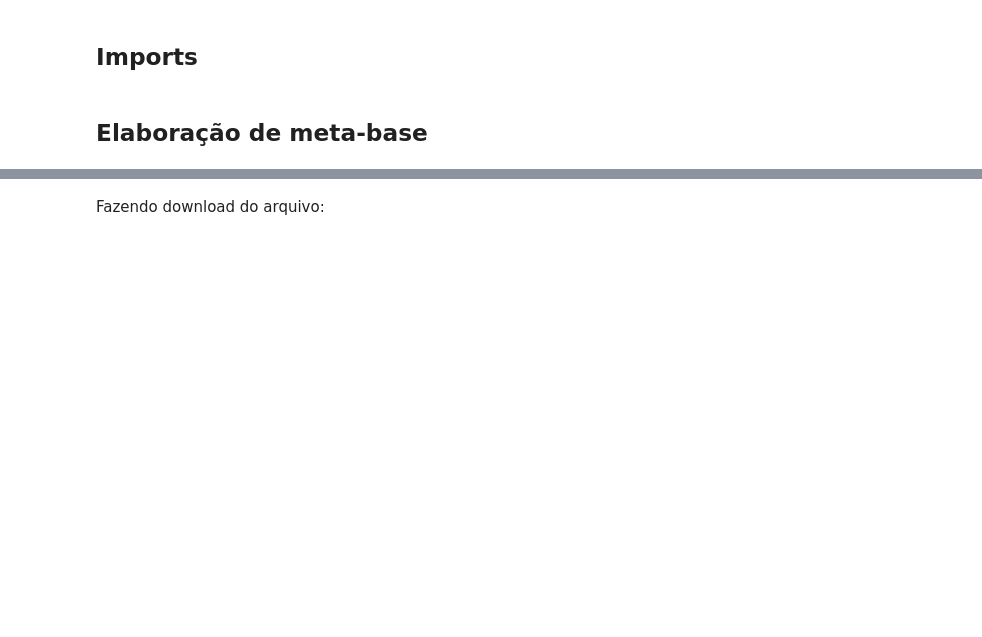
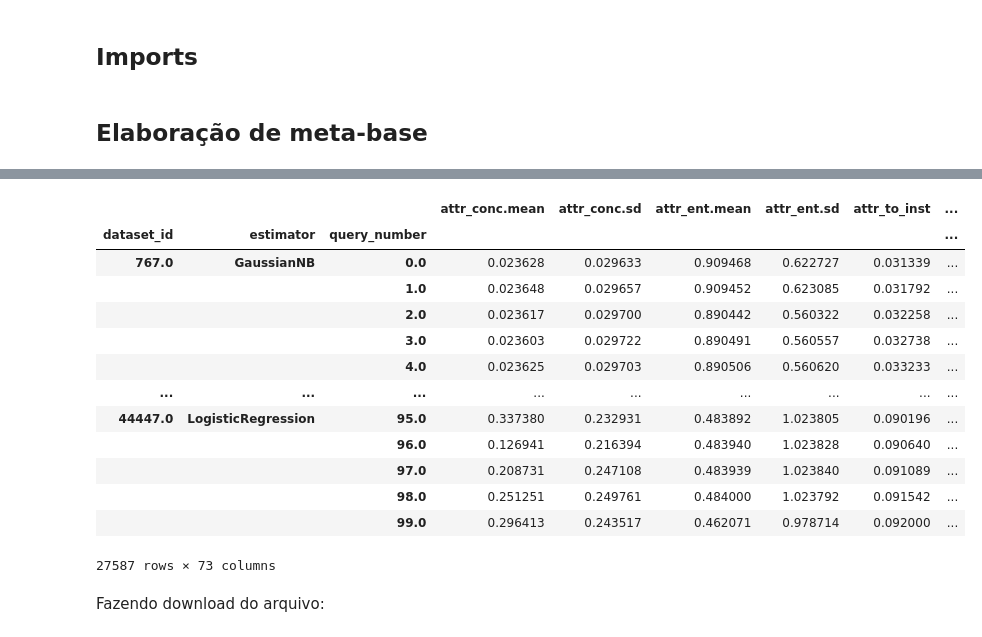
Before and after one commit to gscnogueira/meta-active-learning, a Jupyter notebook: notebooks/experiments/meta_strategy.ipynb, the cells around one changed output, grey strips where cells are left out. Drawn from its saved outputs; the diff is of its cells as text; code cells hidden in the pictures; blank space fills up the shorter version.

Commit message:
🚧 Ajuste de notebook a nova metabase

```diff
--- a/notebooks/experiments/meta_strategy.ipynb
+++ b/notebooks/experiments/meta_strategy.ipynb
@@ -10,4 +10,4 @@ import numpy as np
 # %% [markdown]
 ## Elaboração de meta-base
 # %%
-DATA_DIR = '../../metabase/'
+DATA_DIR = '../../scripts/metabase/'
@@ -43,5 +13,0 @@ Juntando dataframes:
-# %%
-columns = ['estimator', 'query-strategy'] + metrics + meta_features
-df = pd.concat(df_list, keys=csv_files)
-df = df[columns]
-df.index.names=['dataset', 'index']
@@ -50,5 +13,0 @@ Adicionando a informação referente à query:
-# %%
-def add_query_index(x):
-    x['query_index']=range(len(x))
-    return x
-df = df.groupby(['dataset','estimator', 'query-strategy'], group_keys=False).apply(add_query_index)
@@ -77,3 +14,33 @@ meta_base
+# %%
+import os
+import pandas as pd
+
+dfs = []
+for root, _, files in os.walk(DATA_DIR):
+
+    if not len(files):
+        continue
+
+    df = pd.concat(pd.read_csv(os.path.join(root,file)) for file in files).set_index(['dataset_id','estimator', 'query_number'])
+    dfs.append(df)
+# %%
+metabase = pd.concat(dfs)
+metabase
+# %% [output]
+|  |  |  | attr_conc.mean | attr_conc.sd | attr_ent.mean | attr_ent.sd | attr_to_inst | ... |
+| dataset_id | estimator | query_number |  |  |  |  |  | ... |
+| 767.0 | GaussianNB | 0.0 | 0.023628 | 0.029633 | 0.909468 | 0.622727 | 0.031339 | ... |
+|  |  | 1.0 | 0.023648 | 0.029657 | 0.909452 | 0.623085 | 0.031792 | ... |
+|  |  | 2.0 | 0.023617 | 0.029700 | 0.890442 | 0.560322 | 0.032258 | ... |
+|  |  | 3.0 | 0.023603 | 0.029722 | 0.890491 | 0.560557 | 0.032738 | ... |
+|  |  | 4.0 | 0.023625 | 0.029703 | 0.890506 | 0.560620 | 0.033233 | ... |
+| ... | ... | ... | ... | ... | ... | ... | ... | ... |
+| 44447.0 | LogisticRegression | 95.0 | 0.337380 | 0.232931 | 0.483892 | 1.023805 | 0.090196 | ... |
+|  |  | 96.0 | 0.126941 | 0.216394 | 0.483940 | 1.023828 | 0.090640 | ... |
+|  |  | 97.0 | 0.208731 | 0.247108 | 0.483939 | 1.023840 | 0.091089 | ... |
+|  |  | 98.0 | 0.251251 | 0.249761 | 0.484000 | 1.023792 | 0.091542 | ... |
+|  |  | 99.0 | 0.296413 | 0.243517 | 0.462071 | 0.978714 | 0.092000 | ... |
+27587 rows × 73 columns
 # %% [markdown]
 Fazendo download do arquivo:
 # %%
```
Also changed, not shown: parts of 10 cells of this notebook.
